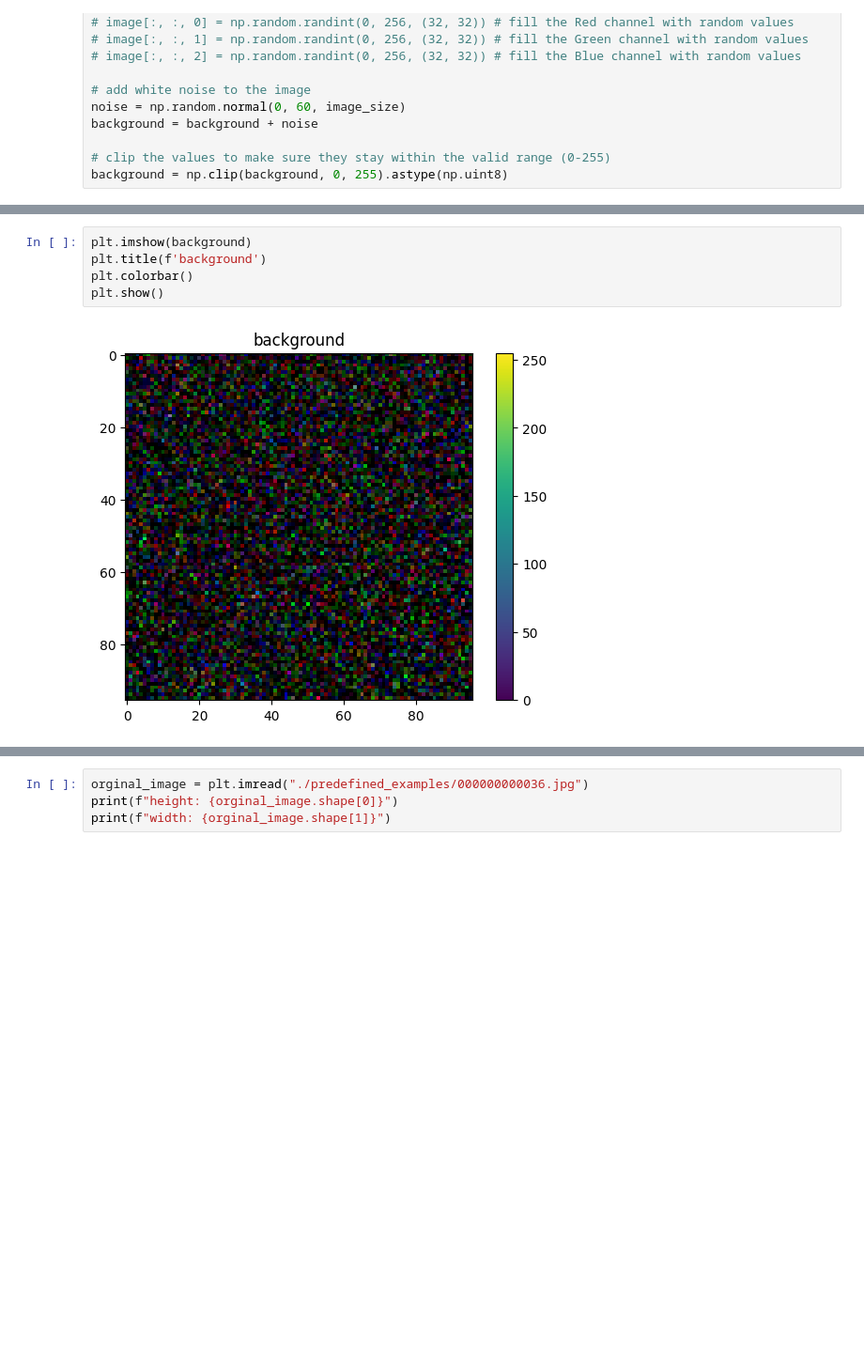
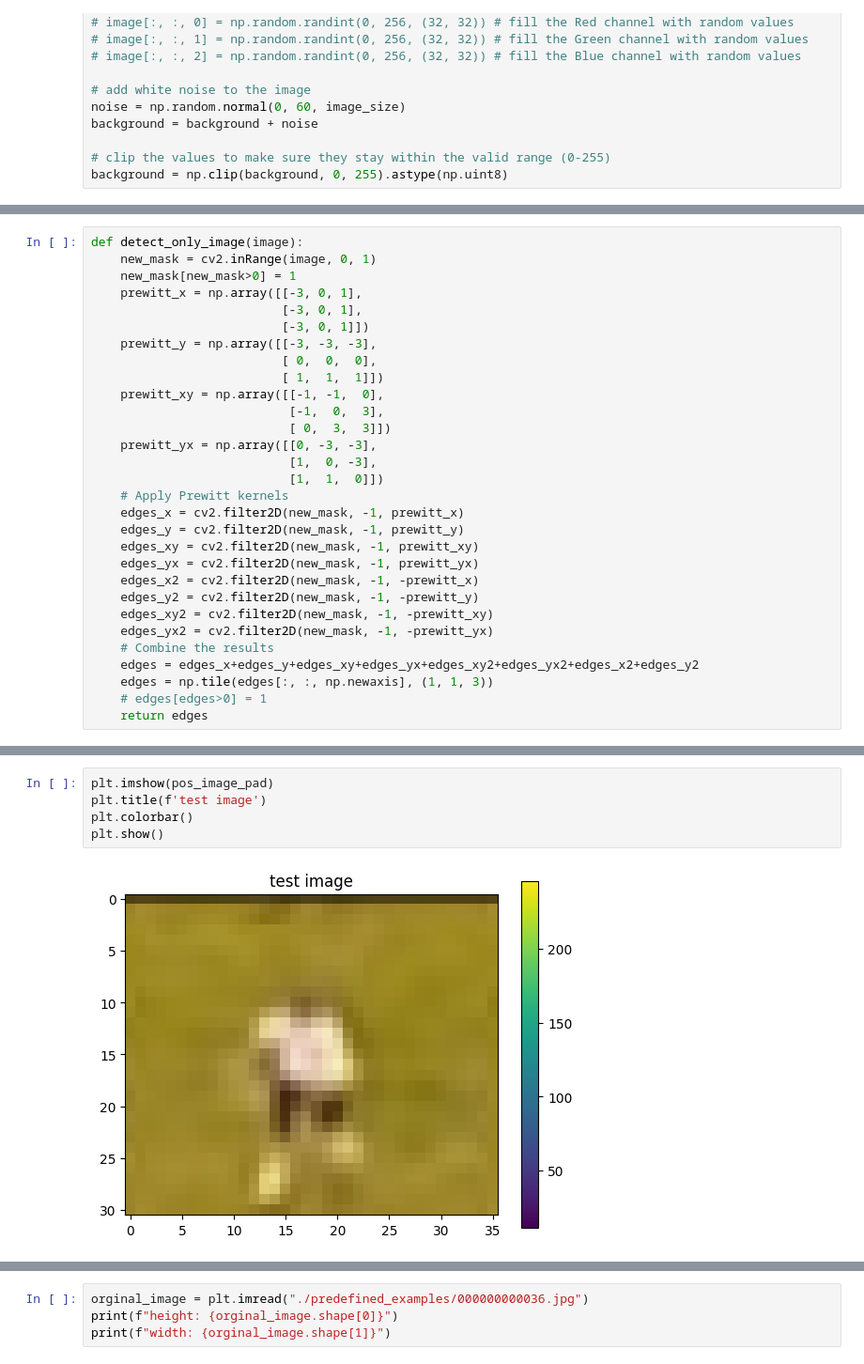
Before and after one commit to ManosMpampis/opendr, a Jupyter notebook: projects/python/perception/object_detection_2d/nanodet/dataset_manager.ipynb, the cells around one changed output, grey strips where cells are left out. Shown: that part at 94% size. Cells and saved outputs as stored; diff of their text form; blank space fills up the shorter version.

```diff
--- a/projects/python/perception/object_detection_2d/nanodet/dataset_manager.ipynb
+++ b/projects/python/perception/object_detection_2d/nanodet/dataset_manager.ipynb
@@ -233,0 +393,30 @@ background.max()
+# %%
+def detect_only_image(image):
+    new_mask = cv2.inRange(image, 0, 1)
+    new_mask[new_mask>0] = 1
+    prewitt_x = np.array([[-3, 0, 1],
+                          [-3, 0, 1],
+                          [-3, 0, 1]])
+    prewitt_y = np.array([[-3, -3, -3],
+                          [ 0,  0,  0],
+                          [ 1,  1,  1]])
+    prewitt_xy = np.array([[-1, -1,  0],
+                           [-1,  0,  3],
+                           [ 0,  3,  3]])
+    prewitt_yx = np.array([[0, -3, -3],
+                           [1,  0, -3],
+                           [1,  1,  0]])
+    # Apply Prewitt kernels
+    edges_x = cv2.filter2D(new_mask, -1, prewitt_x)
+    edges_y = cv2.filter2D(new_mask, -1, prewitt_y)
+    edges_xy = cv2.filter2D(new_mask, -1, prewitt_xy)
+    edges_yx = cv2.filter2D(new_mask, -1, prewitt_yx)
+    edges_x2 = cv2.filter2D(new_mask, -1, -prewitt_x)
+    edges_y2 = cv2.filter2D(new_mask, -1, -prewitt_y)
+    edges_xy2 = cv2.filter2D(new_mask, -1, -prewitt_xy)
+    edges_yx2 = cv2.filter2D(new_mask, -1, -prewitt_yx)
+    # Combine the results
+    edges = edges_x+edges_y+edges_xy+edges_yx+edges_xy2+edges_yx2+edges_x2+edges_y2
+    edges = np.tile(edges[:, :, np.newaxis], (1, 1, 3))
+    # edges[edges>0] = 1
+    return edges
@@ -234,7 +512,7 @@ background.max()
 # %%
-plt.imshow(background)
-plt.title(f'background')
+plt.imshow(pos_image_pad)
+plt.title(f'test image')
 plt.colorbar()
 plt.show()
 # %% [output]
-[figure, old version]
+[figure, new version]
```
Also changed, not shown: parts of 16 cells of this notebook.
